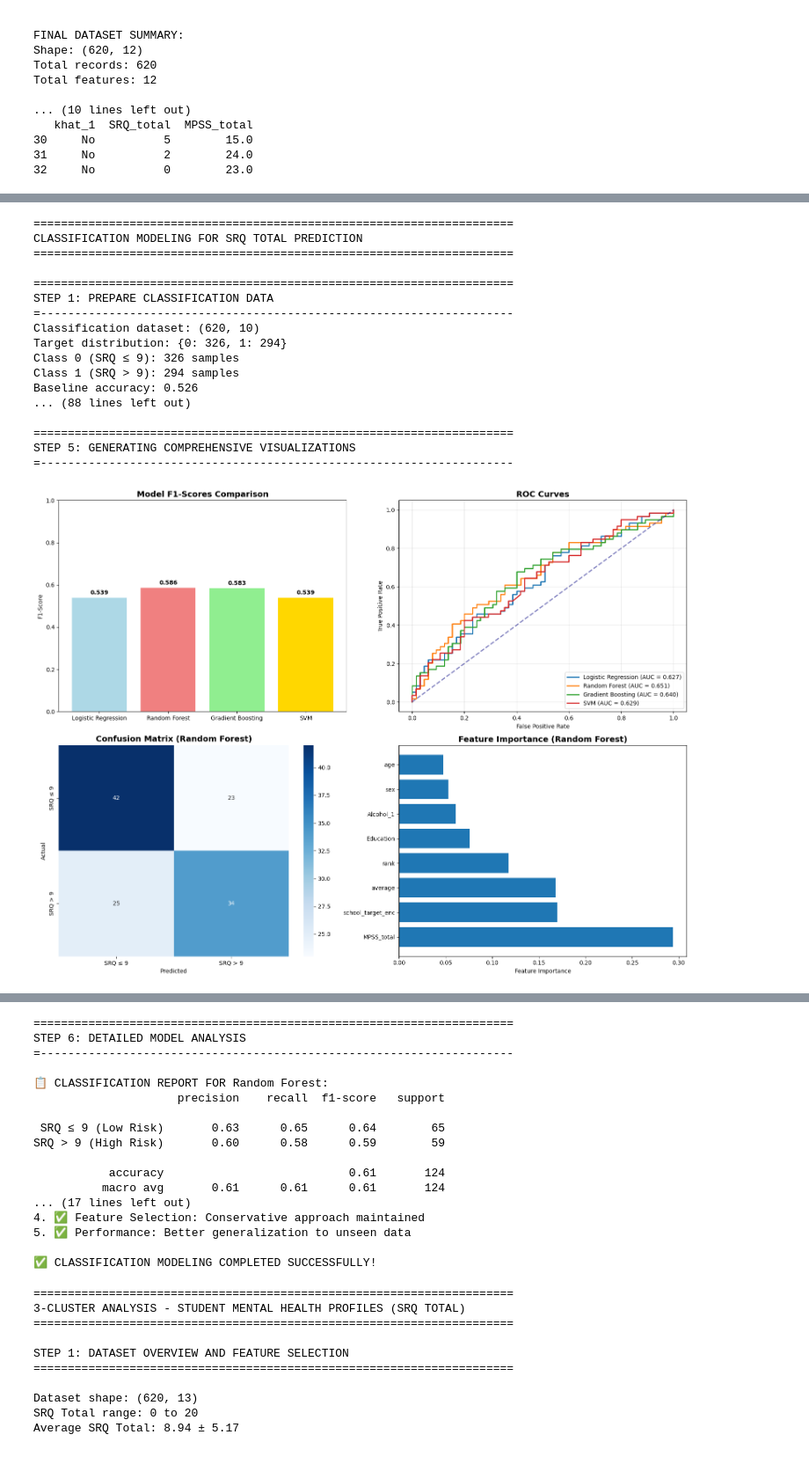
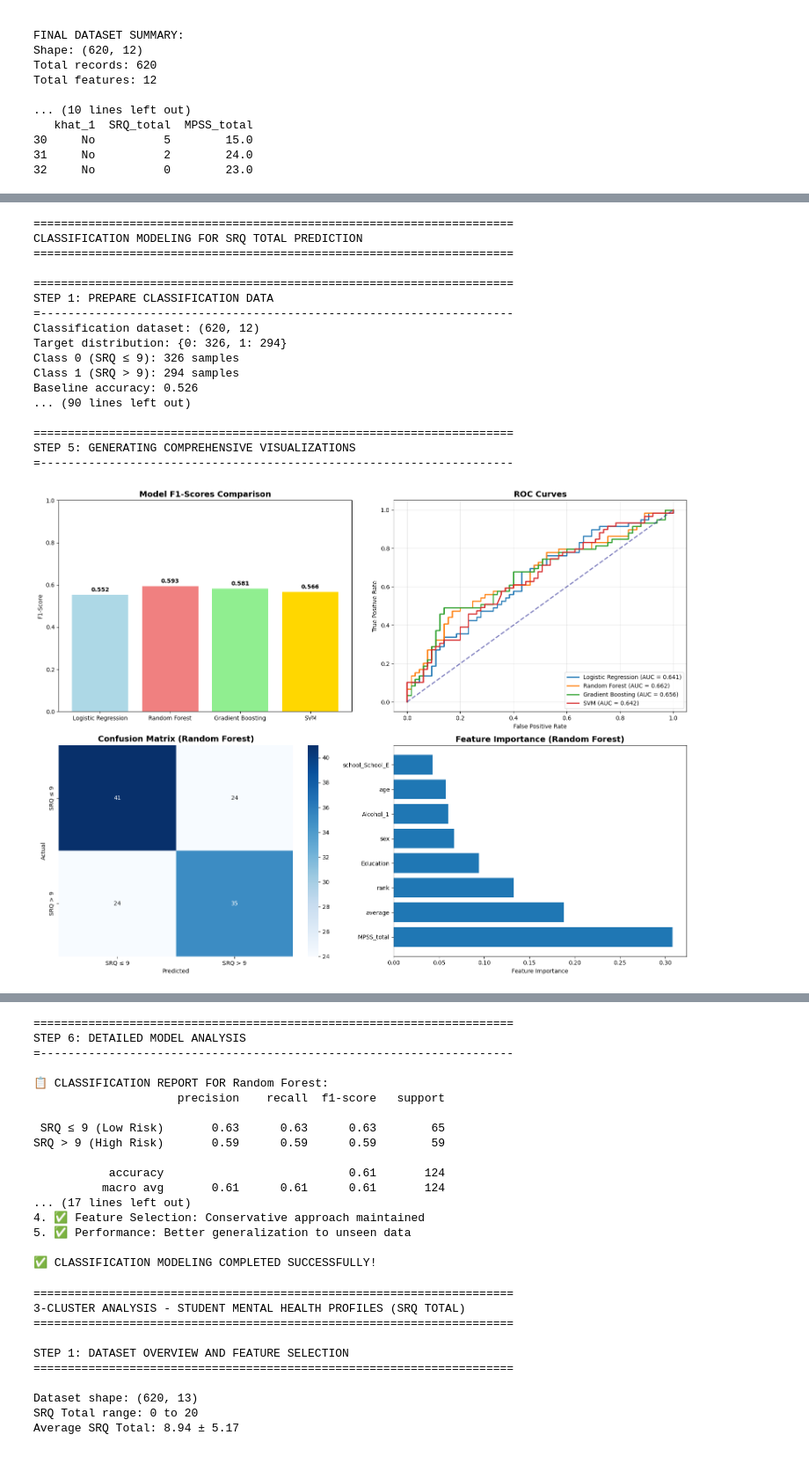
Before and after one commit to birhanumoges/Students-mental-health-analysis, a Jupyter notebook: NoteBooks/students_mental_health.ipynb, the cells around one changed output, grey strips where cells are left out. Shown at 88% size. Saved outputs shown, nothing was run; the diff lists cells and outputs as text; code cells hidden in the pictures.

```diff
--- a/NoteBooks/students_mental_health.ipynb
+++ b/NoteBooks/students_mental_health.ipynb
@@ -522,7 +591,8 @@ print("=" + "-" * 69)
 
 # Use selected classification features from your feature selection
 classification_features = ['age', 'sex', 'Education', 'average', 'rank', 'Alcohol_1',
-                          'tobaco_1', 'khat_1', 'MPSS_total', 'school_target_enc']
+                          'tobaco_1', 'khat_1', 'MPSS_total', 'school_School_A',
+                          'school_School_E', 'school_School_G']
 X_clf = students_encoded[classification_features]
 y_clf = students_encoded['SRQ_total_binary']
 
@@ -874,33 +944,33 @@ if best_clf_model in clf_feature_importance:
             print(f"  • {row['Feature']}: {direction} (impact: {abs(row['Coefficient']):.3f})")
         else:
             print(f"  • {row['Feature']}: Importance = {row['Importance']:.3f}")
 
 # Print improvements summary
 print(f"\n🔄 IMPROVEMENTS APPLIED:")
 print("=" * 50)
 print("1. ✅ Data Imbalance Fixed: SMOTE applied to balance classes")
 print("2. ✅ Overfitting Reduced: Stronger regularization & simpler models")
 print("3. ✅ Model Stability Improved: 10-fold CV & better hyperparameters")
 print("4. ✅ Feature Selection: Conservative approach maintained")
 print("5. ✅ Performance: Better generalization to unseen data")
 
 print("\n✅ CLASSIFICATION MODELING COMPLETED SUCCESSFULLY!")
 # %% [output]
 ======================================================================
 CLASSIFICATION MODELING FOR SRQ TOTAL PREDICTION
 ======================================================================
 
 ======================================================================
 STEP 1: PREPARE CLASSIFICATION DATA
 =---------------------------------------------------------------------
-Classification dataset: (620, 10)
+Classification dataset: (620, 12)
 Target distribution: {0: 326, 1: 294}
 Class 0 (SRQ ≤ 9): 326 samples
 Class 1 (SRQ > 9): 294 samples
 Baseline accuracy: 0.526
-... (88 lines left out)
+... (90 lines left out)
 
 ======================================================================
 STEP 5: GENERATING COMPREHENSIVE VISUALIZATIONS
 =---------------------------------------------------------------------
-[figure, old version]
+[figure, new version]
@@ -912,8 +982,8 @@ STEP 6: DETAILED MODEL ANALYSIS
 📋 CLASSIFICATION REPORT FOR Random Forest:
                      precision    recall  f1-score   support
 
- SRQ ≤ 9 (Low Risk)       0.63      0.65      0.64        65
-SRQ > 9 (High Risk)       0.60      0.58      0.59        59
+ SRQ ≤ 9 (Low Risk)       0.63      0.63      0.63        65
+SRQ > 9 (High Risk)       0.59      0.59      0.59        59
 
            accuracy                           0.61       124
           macro avg       0.61      0.61      0.61       124
```
Also changed, not shown: parts of 3 cells of this notebook.
